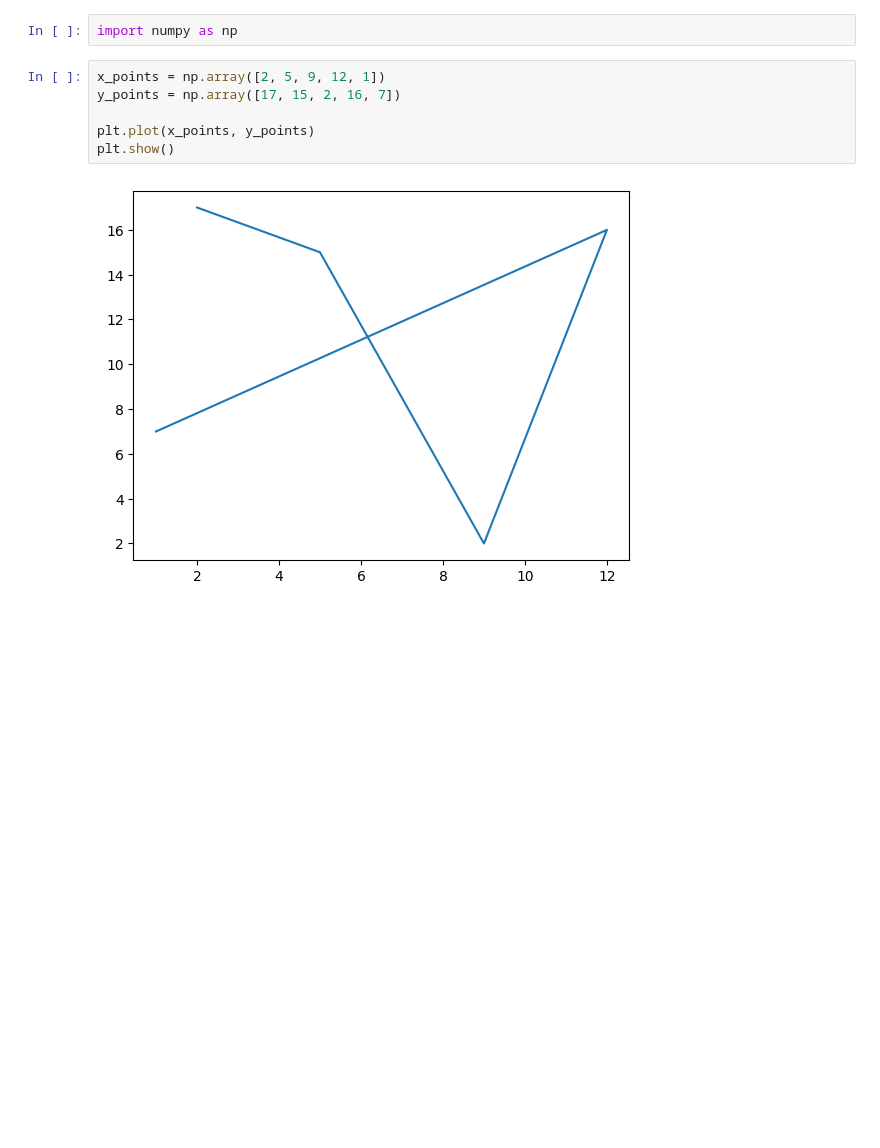
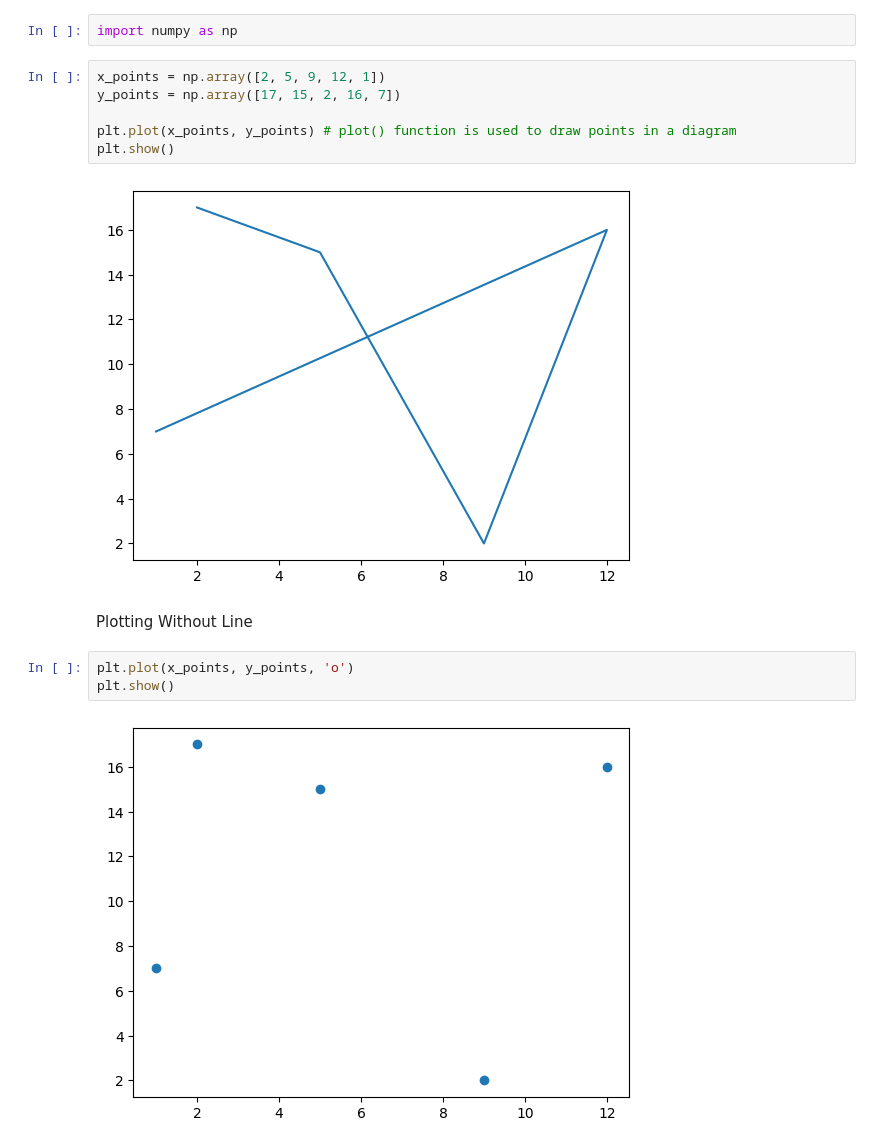
Before and after one commit to akash-ramasani/Exercise, a Jupyter notebook: Python/Python Libraries/Matplotlib/Basics.ipynb, the cells around one changed output. Drawn from its saved outputs; the diff is of its cells as text; blank space fills up the shorter version.

Commit message:
Basics
Plot without Line and Without Y-Axis

```diff
--- a/Python/Python Libraries/Matplotlib/Basics.ipynb
+++ b/Python/Python Libraries/Matplotlib/Basics.ipynb
@@ -14,7 +14,14 @@ import numpy as np
 x_points = np.array([2, 5, 9, 12, 1])
 y_points = np.array([17, 15, 2, 16, 7])
 
-plt.plot(x_points, y_points)
+plt.plot(x_points, y_points) # plot() function is used to draw points in a diagram
 plt.show()
 # %% [output]
 [figure]
+# %% [markdown]
+Plotting Without Line
+# %%
+plt.plot(x_points, y_points, 'o')
+plt.show()
+# %% [output]
+[figure, added]
```
Also changed, not shown: parts of 2 cells of this notebook.
